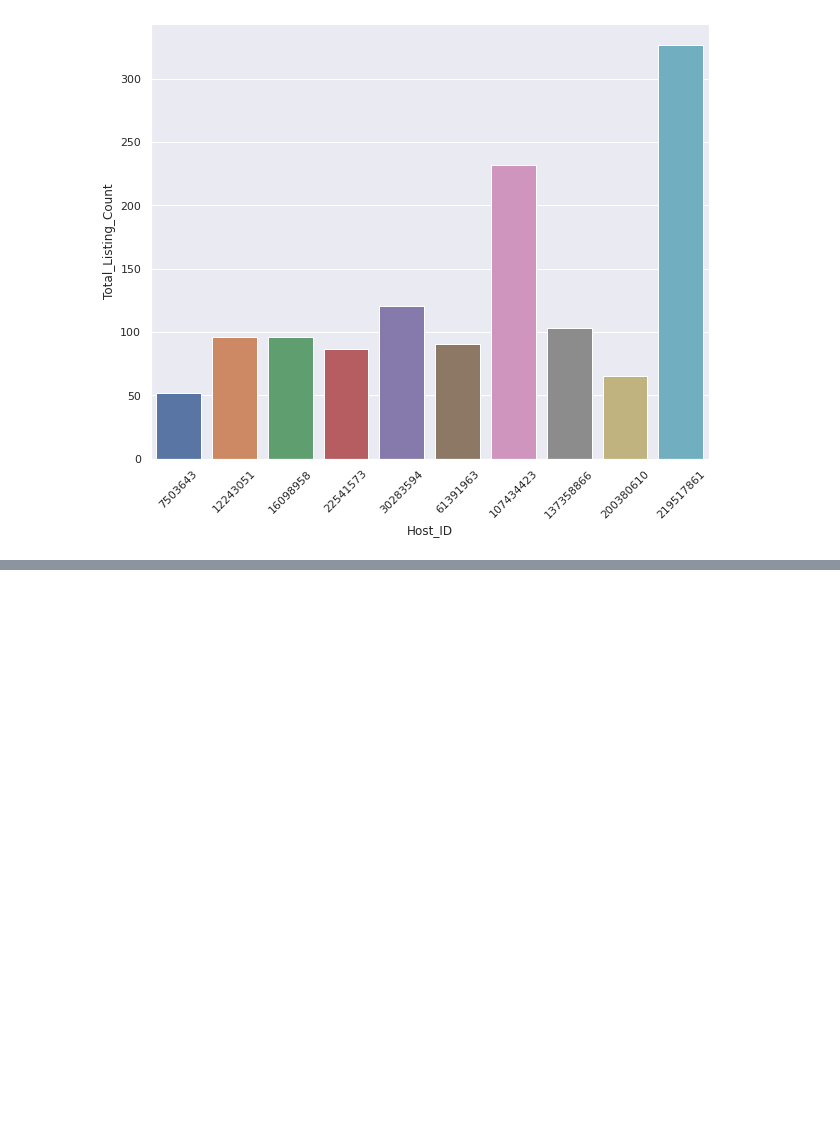
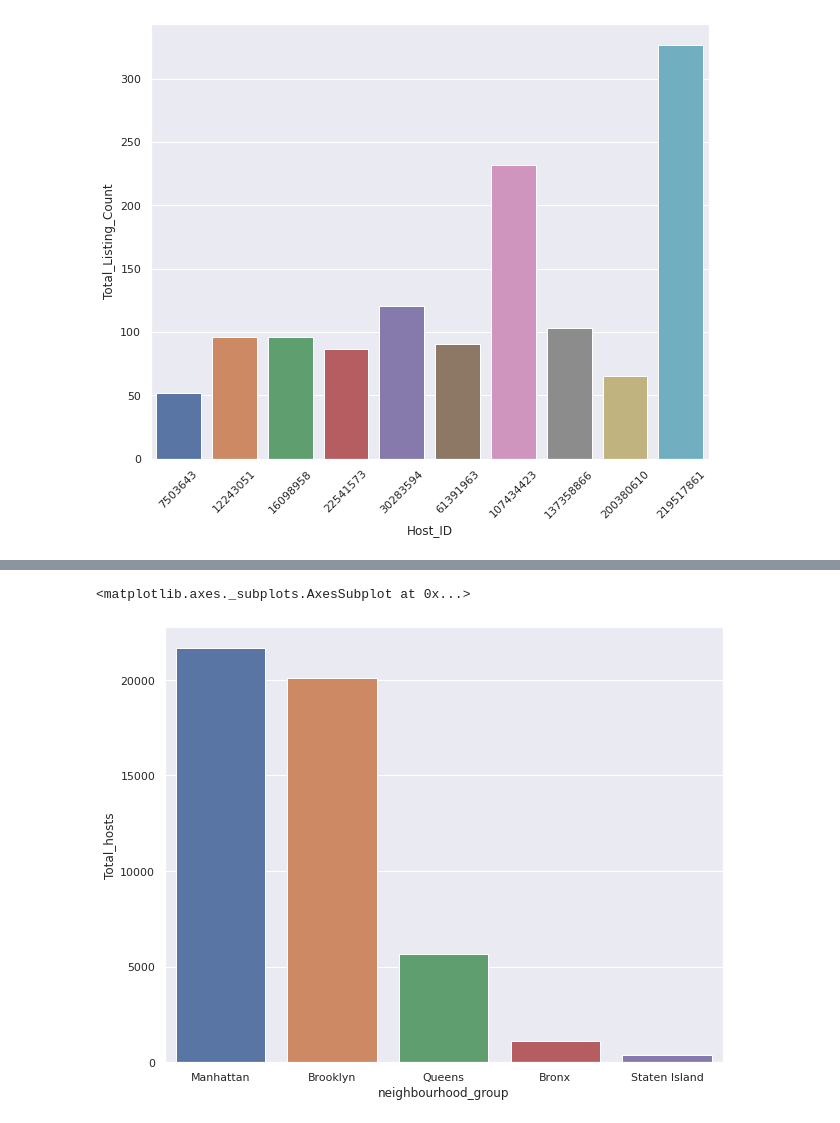
Before and after one commit to Priyabrat845/Airbnb-Booking-Analysis, a Jupyter notebook: Copy_of_Airbnb_Bookings_Analysis_Capstone_Project.ipynb, the cells around one changed output, grey strips where cells are left out. Drawn from its saved outputs; the diff is of its cells as text; code cells hidden in the pictures; blank space fills up the shorter version.

```diff
--- a/Copy_of_Airbnb_Bookings_Analysis_Capstone_Project.ipynb
+++ b/Copy_of_Airbnb_Bookings_Analysis_Capstone_Project.ipynb
@@ -136,0 +142,5 @@ airbnb.head(5)
+# %%
+#Total no of hosts in different neighbourhood groups or locations.
+hosts_each_neighbourhood_group=airbnb.neighbourhood_group.value_counts()
+neighbourhood_hosts_df = pd.DataFrame(hosts_each_neighbourhood_group)
+neighbourhood_hosts_df
@@ -136,0 +154,4 @@ airbnb.head(5)
+# %%
+neighbourhood_hosts_df.reset_index(inplace=True)
+neighbourhood_hosts_df.rename(columns={'index':'neighbourhood_group', 'neighbourhood_group':'Total_hosts'}, inplace=True)
+neighbourhood_hosts_df
@@ -136,0 +165,5 @@ airbnb.head(5)
+# %%
+sns.barplot(x='neighbourhood_group',y='Total_hosts',data=neighbourhood_hosts_df)
+# %% [output]
+<matplotlib.axes._subplots.AxesSubplot at 0x...>
+[figure, added]
```
Also changed, not shown: parts of 9 cells of this notebook.
